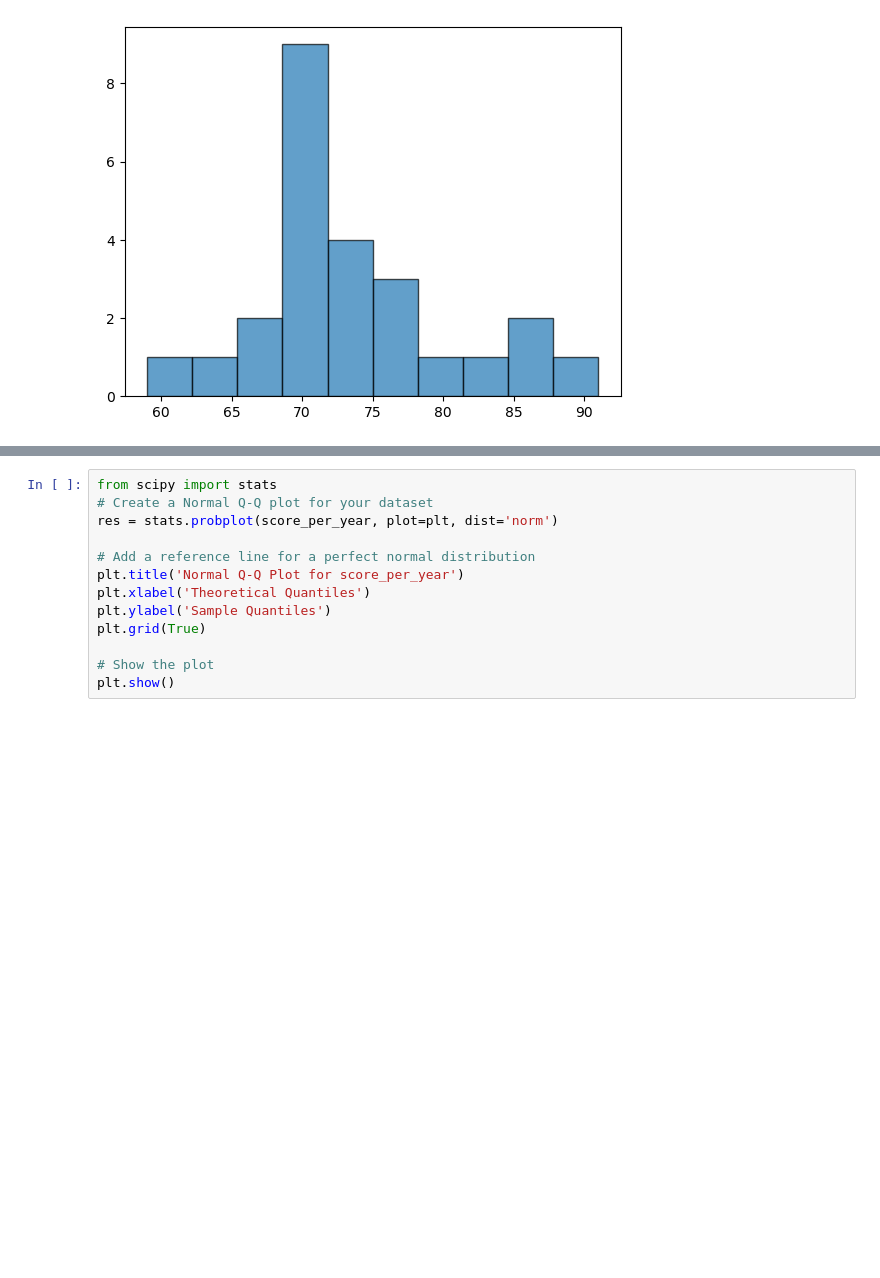
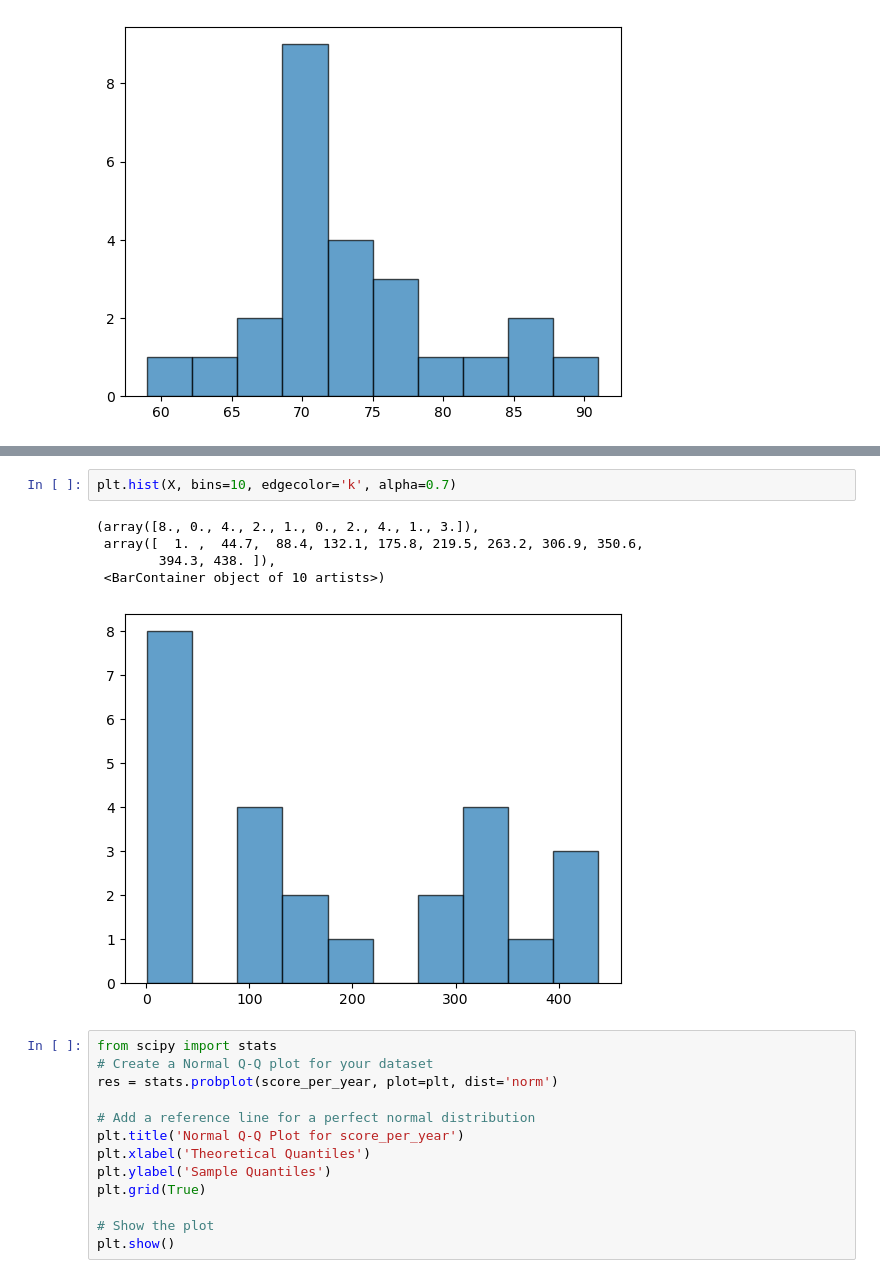
Before and after one commit to msills30/video-games, a Jupyter notebook: Gamer.ipynb, the cells around one changed output, grey strips where cells are left out. Drawn from its saved outputs; the diff is of its cells as text; blank space fills up the shorter version.

```diff
--- a/Gamer.ipynb
+++ b/Gamer.ipynb
@@ -602,3 +629,11 @@ plt.show()
+# %%
+plt.hist(X, bins=10, edgecolor='k', alpha=0.7)
+# %% [output]
+(array([8., 0., 4., 2., 1., 0., 2., 4., 1., 3.]),
+ array([  1. ,  44.7,  88.4, 132.1, 175.8, 219.5, 263.2, 306.9, 350.6,
+        394.3, 438. ]),
+ <BarContainer object of 10 artists>)
+[figure, added]
 # %%
 from scipy import stats
 # Create a Normal Q-Q plot for your dataset
```
Also changed, not shown: parts of 7 cells of this notebook.
